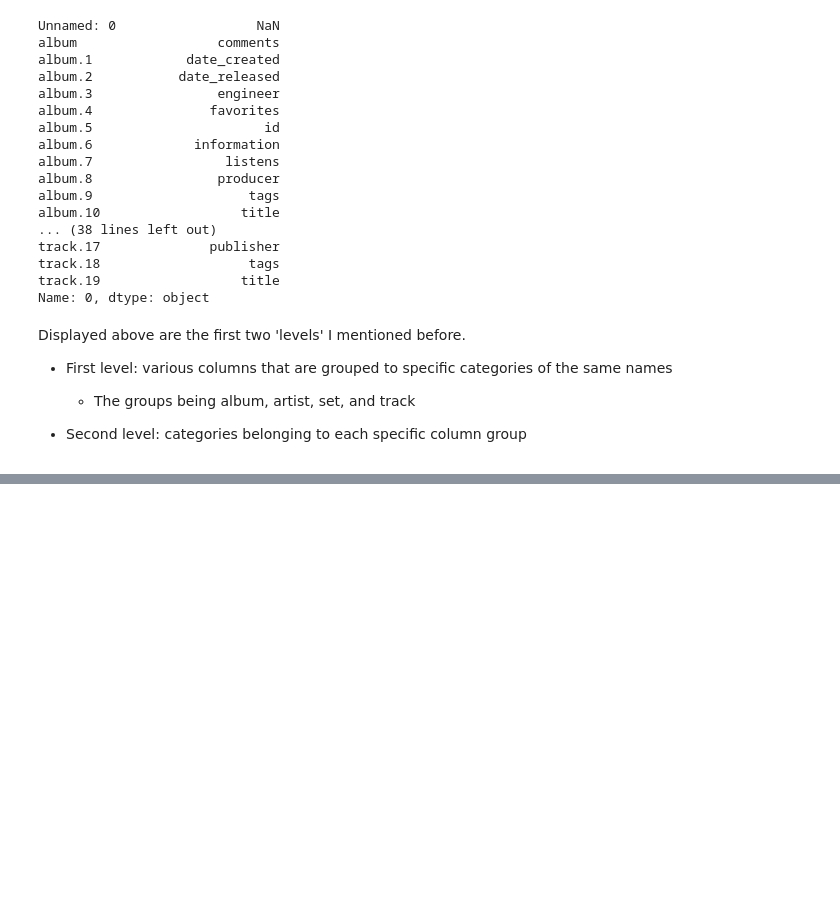
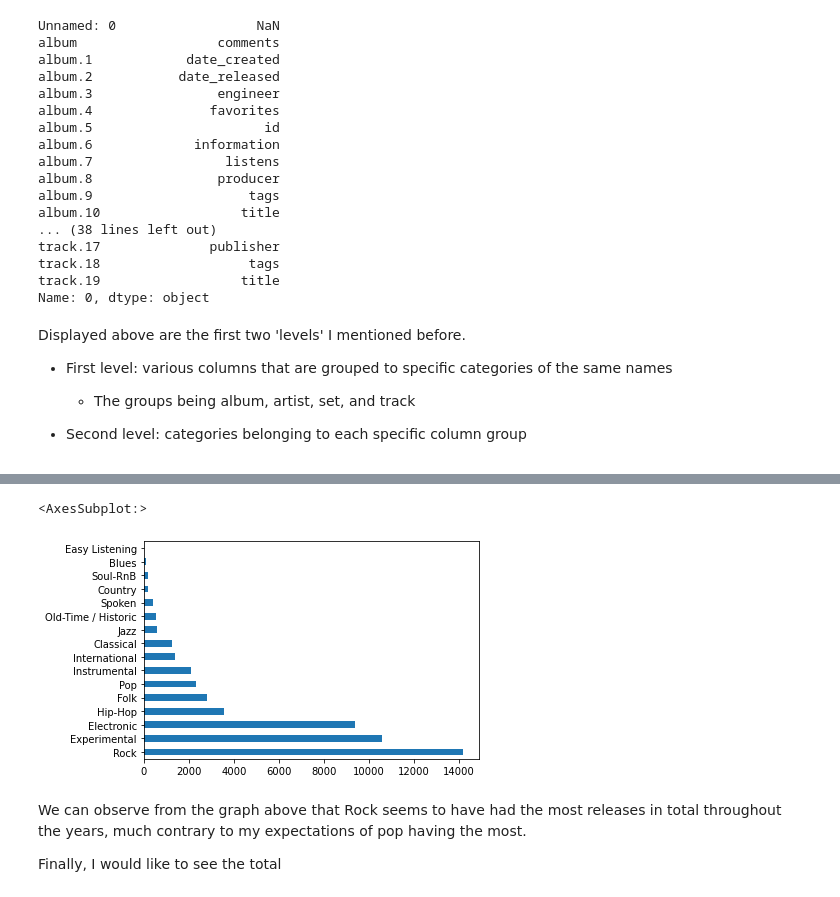
Before and after one commit to Rock-it-science/project-group17-project, a Jupyter notebook: notebooks/analysis2.ipynb, the cells around one changed output, grey strips where cells are left out. Drawn from its saved outputs; the diff is of its cells as text; code cells hidden in the pictures; blank space fills up the shorter version.

```diff
--- a/notebooks/analysis2.ipynb
+++ b/notebooks/analysis2.ipynb
@@ -65,0 +120,11 @@ Displayed above are the first two 'levels' I mentioned before.
+# %%
+tracks_genre = (
+    tracks_raw
+    .rename(columns = {'track.7': "genre"})
+    .drop([0,1])
+)
+tracks_genre = tracks_genre['genre']
+
+#https://datascienceparichay.com/article/pandas-count-of-unique-values-in-each-column/#:~:text=The%20nunique%20%28%29%20function%20To%20count%20the%20unique,nunique%20%28%29%20function.%20The%20following%20is%20the%20syntax%3A
+#Counting how many times genres is mentioned in total in the genre column
+print(tracks_genre.value_counts())
@@ -65,0 +149,10 @@ Displayed above are the first two 'levels' I mentioned before.
+# %%
+#https://mode.com/python-tutorial/counting-and-plotting-in-python/
+tracks_genre.value_counts()[:].plot(kind='barh')
+# %% [output]
+<AxesSubplot:>
+[figure, added]
+# %% [markdown]
+We can observe from the graph above that Rock seems to have had the most releases in total throughout the years, much contrary to my expectations of pop having the most.
+
+Finally, I would like to see the total
```
Also changed, not shown: parts of 19 cells of this notebook.
